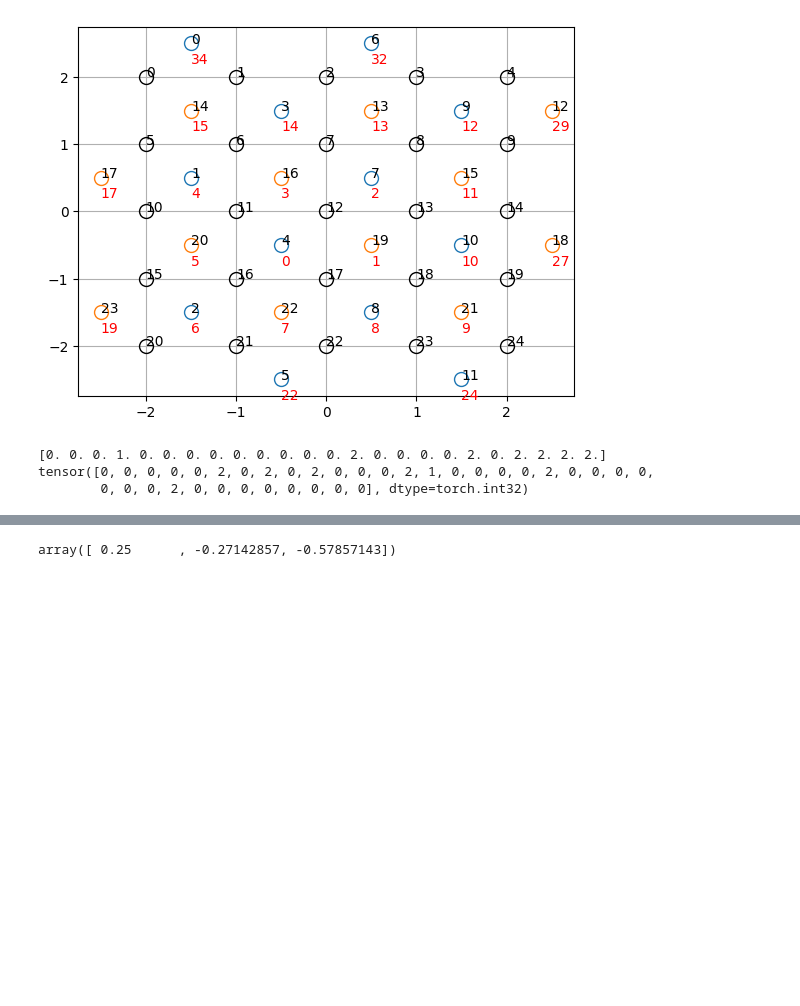
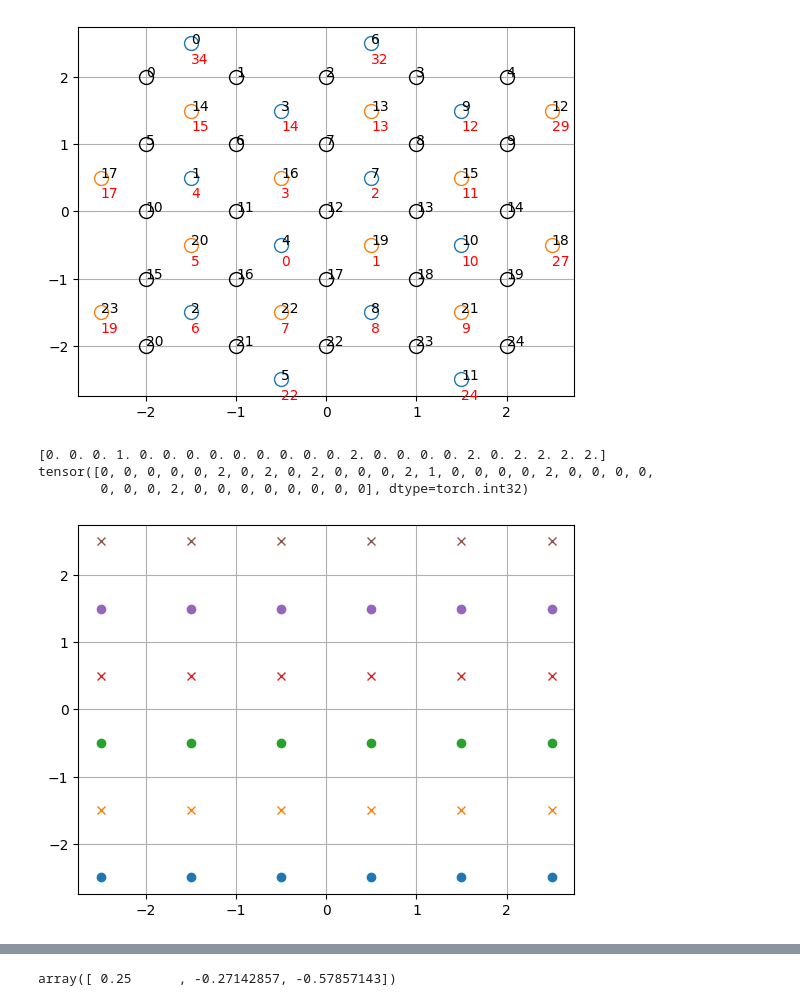
Before and after one commit to hassan-shap/MLqec, a Jupyter notebook: sc_simple_decoder.ipynb, the cells around one changed output, grey strips where cells are left out. Drawn from its saved outputs; the diff is of its cells as text; code cells hidden in the pictures; blank space fills up the shorter version.

```diff
--- a/sc_simple_decoder.ipynb
+++ b/sc_simple_decoder.ipynb
@@ -657,8 +657,8 @@ from code_utils import code_initialization, idx_to_coord
 from datasets import load_dataset
 import json
 
-
-d_list = [5,7,9]
+p_err = 0.1
+d_list = [3]
 p_err_list = np.arange(0.01,0.31,0.01)
 logical_err = np.zeros((p_err_list.shape[0],len(d_list)))
 for i_d, d in enumerate(d_list):
@@ -899,3 +899,29 @@ print(syndrome_train)
 [0. 0. 0. 1. 0. 0. 0. 0. 0. 0. 0. 0. 0. 2. 0. 0. 0. 0. 2. 0. 2. 2. 2. 2.]
 tensor([0, 0, 0, 0, 0, 2, 0, 2, 0, 2, 0, 0, 0, 2, 1, 0, 0, 0, 0, 2, 0, 0, 0, 0,
         0, 0, 0, 2, 0, 0, 0, 0, 0, 0, 0, 0], dtype=torch.int32)
+# %%
+d = 5
+
+x0 = -d/2
+y0= -d/2
+spiral = {}
+counter = 0
+for i in range(1, d+1, 2):
+    x_vec = np.arange(x0,x0+d+1)
+    y_vec = y0 + 0*np.arange(x0,x0+d+1)
+    for x_coord in x_vec:
+        spiral[(x_coord,y0)] = counter
+        counter += 1
+    plt.plot(x_vec,y_vec, "o")
+    y0 += 1
+
+    x_vec = np.arange(x0+d,x0-1,-1)
+    y_vec = y0 + 0*np.arange(x0,x0+d+1)
+    for x_coord in x_vec:
+        spiral[(x_coord,y0)] = counter
+        counter += 1
+    plt.plot(x_vec,y_vec, "x")
+    y0 += 1
+plt.grid()
+# %% [output]
+[figure, added]
```
Also changed, not shown: parts of 3 cells of this notebook, 9 other files.
